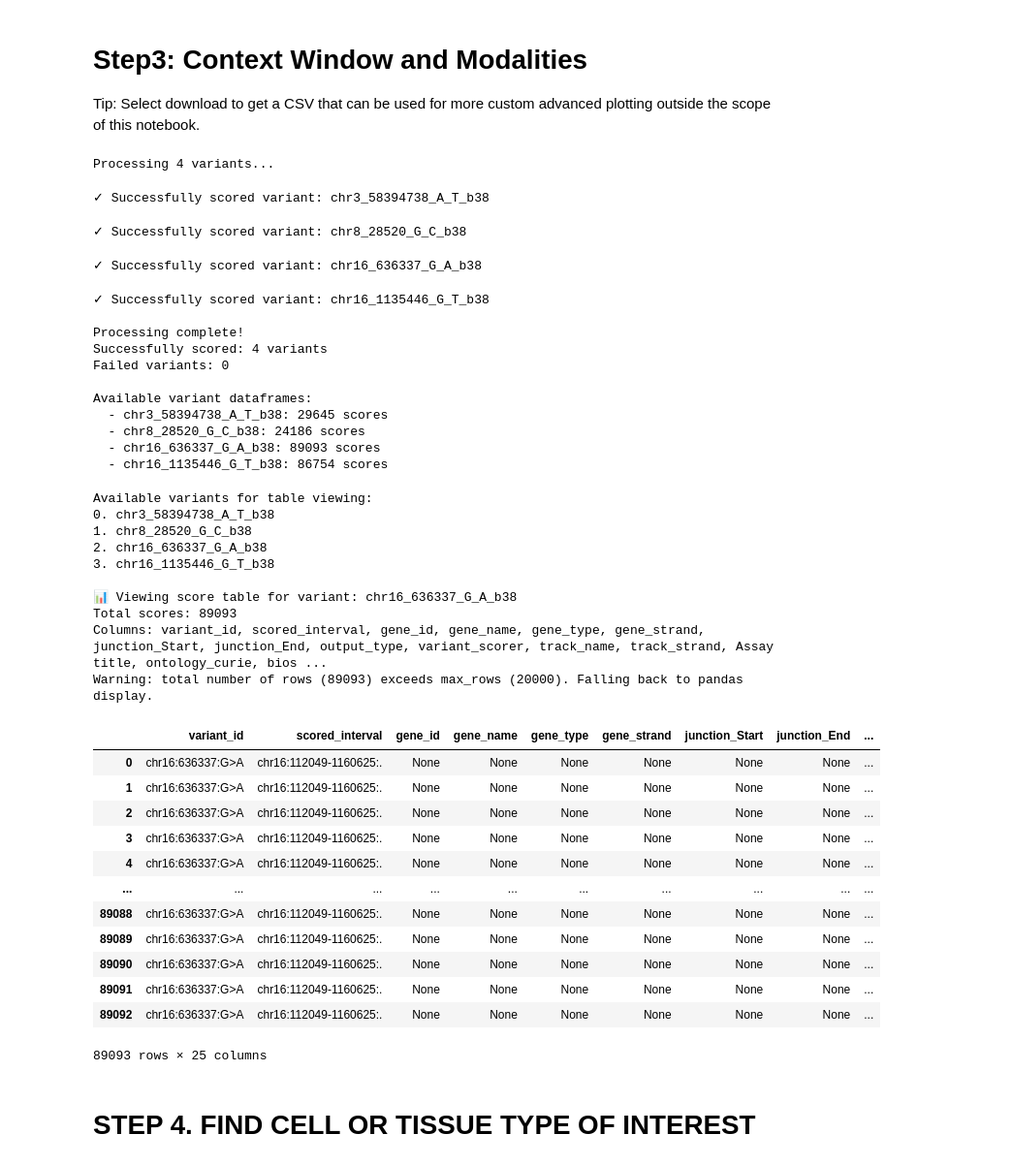
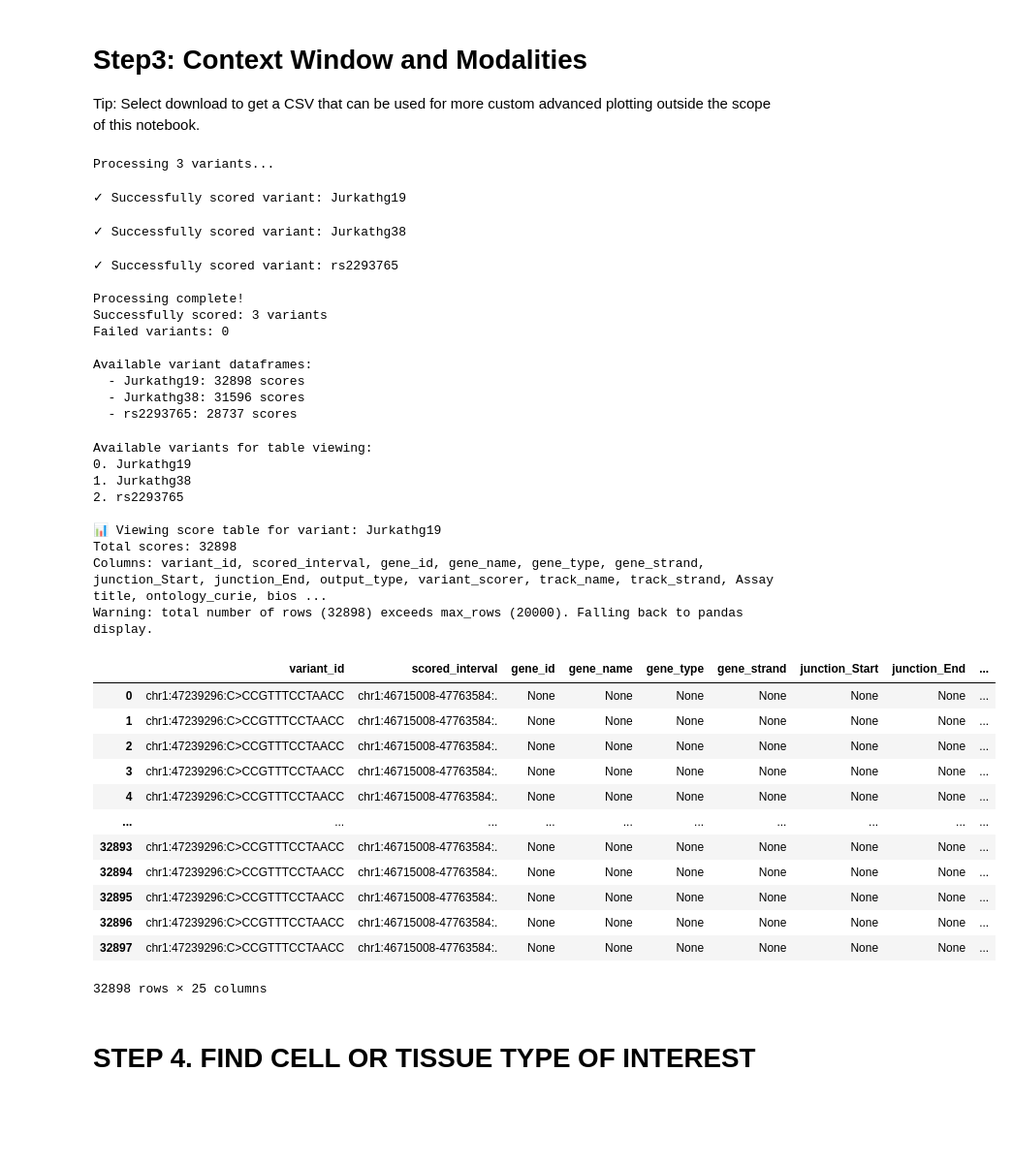
Before and after one commit to FrederickMappin/alphagenomeEZbatch, a Jupyter notebook: alphagenomeEZ2.ipynb, the cells around one changed output. Shown at 97% size. Saved outputs shown, nothing was run; the diff lists cells and outputs as text; code cells hidden in the pictures; blank space fills up the shorter version.

```diff
--- a/alphagenomeEZ2.ipynb
+++ b/alphagenomeEZ2.ipynb
@@ -72,8 +72,8 @@ dna_model = dna_client.create(api_key)
 # %%
 # @markdown Provide the CSV of variant information; be sure to include if hg19 or hg38. Running cell will liftover hg19 to hg38.
 # Set your file path here, or leave as 'demo' for example data
-variant_file_path = 'demo'  # @param {type:"string"}
-build = 'hg38(GRCh38)'  # @param ["hg38(GRCh38)","hg19(GRCh37)"]{ type:"string" }
+variant_file_path = '/content/VCF3.csv'  # @param {type:"string"}
+build = 'hg19(GRCh37)'  # @param ["hg38(GRCh38)","hg19(GRCh37)"]{ type:"string" }
 
 if not variant_file_path or variant_file_path.lower() == 'demo':
     # Demo data
@@ -143,7 +142,7 @@ sequence_length = dna_client.SUPPORTED_SEQUENCE_LENGTHS[
 ]
 
 # @markdown Additional settings:
-download_all_predictions = True  # @param { type: "boolean" }
+download_all_predictions = False  # @param { type: "boolean" }
 
 # Dictionary to store dataframes for each variant
 variant_dataframes = {}
@@ -214,21 +213,19 @@ for variant_id in list(variant_dataframes.keys())[:10]:  # Show first 10
 if len(variant_dataframes) > 10:
     print(f"  ... and {len(variant_dataframes) - 10} more variants")
 # %% [output]
-Processing 4 variants...
+Processing 3 variants...
-✓ Successfully scored variant: chr3_58394738_A_T_b38
+✓ Successfully scored variant: Jurkathg19
-✓ Successfully scored variant: chr8_28520_G_C_b38
+✓ Successfully scored variant: Jurkathg38
-✓ Successfully scored variant: chr16_636337_G_A_b38
+✓ Successfully scored variant: rs2293765
+
+Processing complete!
+Successfully scored: 3 variants
+Failed variants: 0
+
+Available variant dataframes:
+  - Jurkathg19: 32898 scores
+  - Jurkathg38: 31596 scores
+  - rs2293765: 28737 scores
-✓ Successfully scored variant: chr16_1135446_G_T_b38
-
-Processing complete!
-Successfully scored: 4 variants
-Failed variants: 0
-
-Available variant dataframes:
-  - chr3_58394738_A_T_b38: 29645 scores
-  - chr8_28520_G_C_b38: 24186 scores
-  - chr16_636337_G_A_b38: 89093 scores
-  - chr16_1135446_G_T_b38: 86754 scores
 # %%
 # @title View Variant Score Table
 # @markdown Select and view the scoring data table for any variant
@@ -240,53 +237,52 @@ if 'variant_dataframes' in globals() and variant_dataframes:
         print(f"{i}. {variant_id}")
 
     # @markdown Choose variant to view table:
-    selected_table_variant = available_variants[2]  # @param
+    selected_table_variant = available_variants[0]  # @param
 
     if selected_table_variant in variant_dataframes:
         print(f"\n📊 Viewing score table for variant: {selected_table_variant}")
 
         # Get the dataframe for the selected variant
         variant_df = variant_dataframes[selected_table_variant]
 
         # Display basic info
         print(f"Total scores: {len(variant_df)}")
         print(f"Columns: {', '.join(variant_df.columns.tolist())}")
 
         # Display the complete table
         if len(variant_df) > 0:
             display(variant_df)
         else:
             print("⚠️ No data found in this variant's table.")
 
     else:
         print(f"❌ Variant {selected_table_variant} not found in available variants")
 
 else:
     print("❌ No variant dataframes found. Run the variant scoring cell first.")
 # %% [output]
 Available variants for table viewing:
-0. chr3_58394738_A_T_b38
-1. chr8_28520_G_C_b38
-2. chr16_636337_G_A_b38
-3. chr16_1135446_G_T_b38
+0. Jurkathg19
+1. Jurkathg38
+2. rs2293765
 
-📊 Viewing score table for variant: chr16_636337_G_A_b38
-Total scores: 89093
+📊 Viewing score table for variant: Jurkathg19
+Total scores: 32898
 Columns: variant_id, scored_interval, gene_id, gene_name, gene_type, gene_strand, junction_Start, junction_End, output_type, variant_scorer, track_name, track_strand, Assay title, ontology_curie, bios ...
-Warning: total number of rows (89093) exceeds max_rows (20000). Falling back to pandas display.
+Warning: total number of rows (32898) exceeds max_rows (20000). Falling back to pandas display.
 |  | variant_id | scored_interval | gene_id | gene_name | gene_type | gene_strand | junction_Start | junction_End | ... |
-| 0 | chr16:636337:G>A | chr16:112049-1160625:. | None | None | None | None | None | None | ... |
-| 1 | chr16:636337:G>A | chr16:112049-1160625:. | None | None | None | None | None | None | ... |
-| 2 | chr16:636337:G>A | chr16:112049-1160625:. | None | None | None | None | None | None | ... |
-| 3 | chr16:636337:G>A | chr16:112049-1160625:. | None | None | None | None | None | None | ... |
-| 4 | chr16:636337:G>A | chr16:112049-1160625:. | None | None | None | None | None | None | ... |
+| 0 | chr1:47239296:C>CCGTTTCCTAACC | chr1:46715008-47763584:. | None | None | None | None | None | None | ... |
+| 1 | chr1:47239296:C>CCGTTTCCTAACC | chr1:46715008-47763584:. | None | None | None | None | None | None | ... |
+| 2 | chr1:47239296:C>CCGTTTCCTAACC | chr1:46715008-47763584:. | None | None | None | None | None | None | ... |
+| 3 | chr1:47239296:C>CCGTTTCCTAACC | chr1:46715008-47763584:. | None | None | None | None | None | None | ... |
+| 4 | chr1:47239296:C>CCGTTTCCTAACC | chr1:46715008-47763584:. | None | None | None | None | None | None | ... |
 | ... | ... | ... | ... | ... | ... | ... | ... | ... | ... |
-| 89088 | chr16:636337:G>A | chr16:112049-1160625:. | None | None | None | None | None | None | ... |
-| 89089 | chr16:636337:G>A | chr16:112049-1160625:. | None | None | None | None | None | None | ... |
-| 89090 | chr16:636337:G>A | chr16:112049-1160625:. | None | None | None | None | None | None | ... |
-| 89091 | chr16:636337:G>A | chr16:112049-1160625:. | None | None | None | None | None | None | ... |
-| 89092 | chr16:636337:G>A | chr16:112049-1160625:. | None | None | None | None | None | None | ... |
+| 32893 | chr1:47239296:C>CCGTTTCCTAACC | chr1:46715008-47763584:. | None | None | None | None | None | None | ... |
+| 32894 | chr1:47239296:C>CCGTTTCCTAACC | chr1:46715008-47763584:. | None | None | None | None | None | None | ... |
+| 32895 | chr1:47239296:C>CCGTTTCCTAACC | chr1:46715008-47763584:. | None | None | None | None | None | None | ... |
+| 32896 | chr1:47239296:C>CCGTTTCCTAACC | chr1:46715008-47763584:. | None | None | None | None | None | None | ... |
+| 32897 | chr1:47239296:C>CCGTTTCCTAACC | chr1:46715008-47763584:. | None | None | None | None | None | None | ... |
-89093 rows × 25 columns
+32898 rows × 25 columns
 # %% [markdown]
 # **STEP 4. FIND CELL OR TISSUE TYPE OF INTEREST**
 # %%
```
Also changed, not shown: parts of 4 cells of this notebook.
